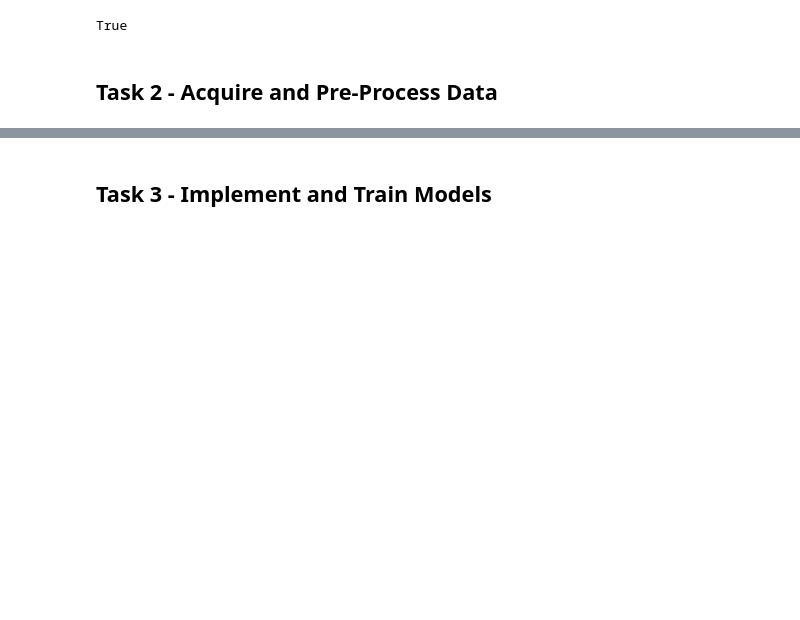
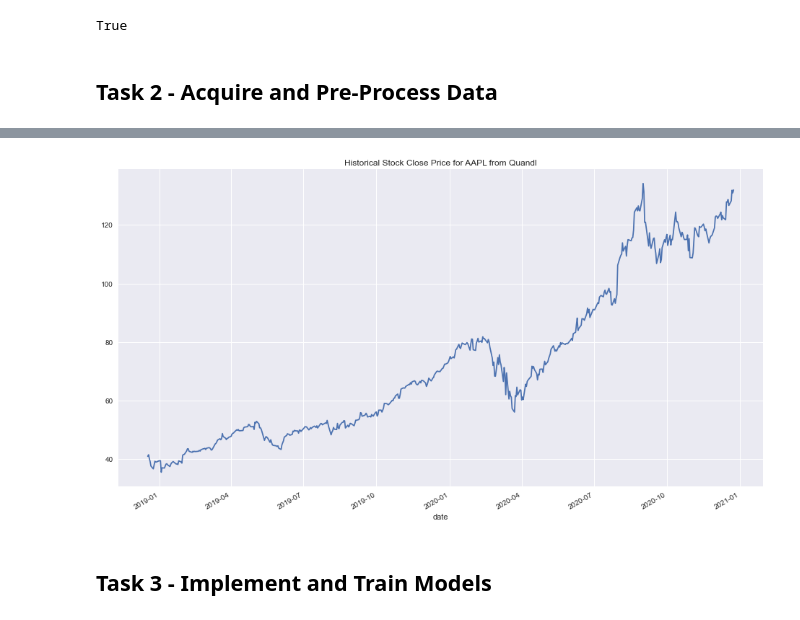
Before and after one commit to daines-analytics/development-2021, a Jupyter notebook: py_algotrading_simple_trend_following/py_algotrading_simple_trend_following_take3.ipynb, the cells around one changed output, grey strips where cells are left out. Drawn from its saved outputs; the diff is of its cells as text; code cells hidden in the pictures; blank space fills up the shorter version.

Commit message:
Draft no.2 of algorithmic trading model for simple trend-following strategy Take 3

```diff
--- a/py_algotrading_simple_trend_following/py_algotrading_simple_trend_following_take3.ipynb
+++ b/py_algotrading_simple_trend_following/py_algotrading_simple_trend_following_take3.ipynb
@@ -75,17 +83,13 @@ startTimeScript = datetime.now()
 ### 1.b) Set up the controlling parameters and functions¶
 # %%
 # Specify the key modeling parameters below
-STOCK_LIST = ['FB','AAPL','TSLA','MSFT','AMZN','GOOGL','NFLX','NVDA']
-DEFAULT_SYMBOL = 'AAPL'
+STOCK_SYMBOL = 'AAPL'
 INITIAL_CAPITAL = 0
 
 # Specify the moving average parameters for the trading strategy
 WINDOW_MIN = 10
-WINDOW_MAX = 50
+WINDOW_MAX = 10
 WINDOW_INCREMENT = 5
-VOL_MA_MIN = 10
-VOL_MA_MAX = 10
-VOL_MA_INCREMENT = 1
 
 # The number of extra days of data we need for calculating moving averages (usually equals to the largest value of slow MA)
 EXTRA_DAYS = WINDOW_MAX
@@ -182,3 +193,13 @@ def task2_build_template(ticker=DEFAULT_SYMBOL):
+# %%
+# Set up the standard column name for modeling
+# Column names may be data-provider specific!
+MODEL_TEMPLATE = stock_pricing.loc[:, ['open','close','volume']]
+MODEL_TEMPLATE.rename(columns={'open': 'open_price', 'close': 'close_price', 'volume': 'trading_volume'}, inplace=True)
+plot_title = 'Historical Stock Close Price for ' + STOCK_SYMBOL + ' from ' + data_service
+MODEL_TEMPLATE['close_price'].plot(figsize=(16,9), title=plot_title)
+plt.show()
+# %% [output]
+[figure, added]
 # %% [markdown]
 ## Task 3 - Implement and Train Models
 # %%
```
Also changed, not shown: parts of 19 cells of this notebook.
